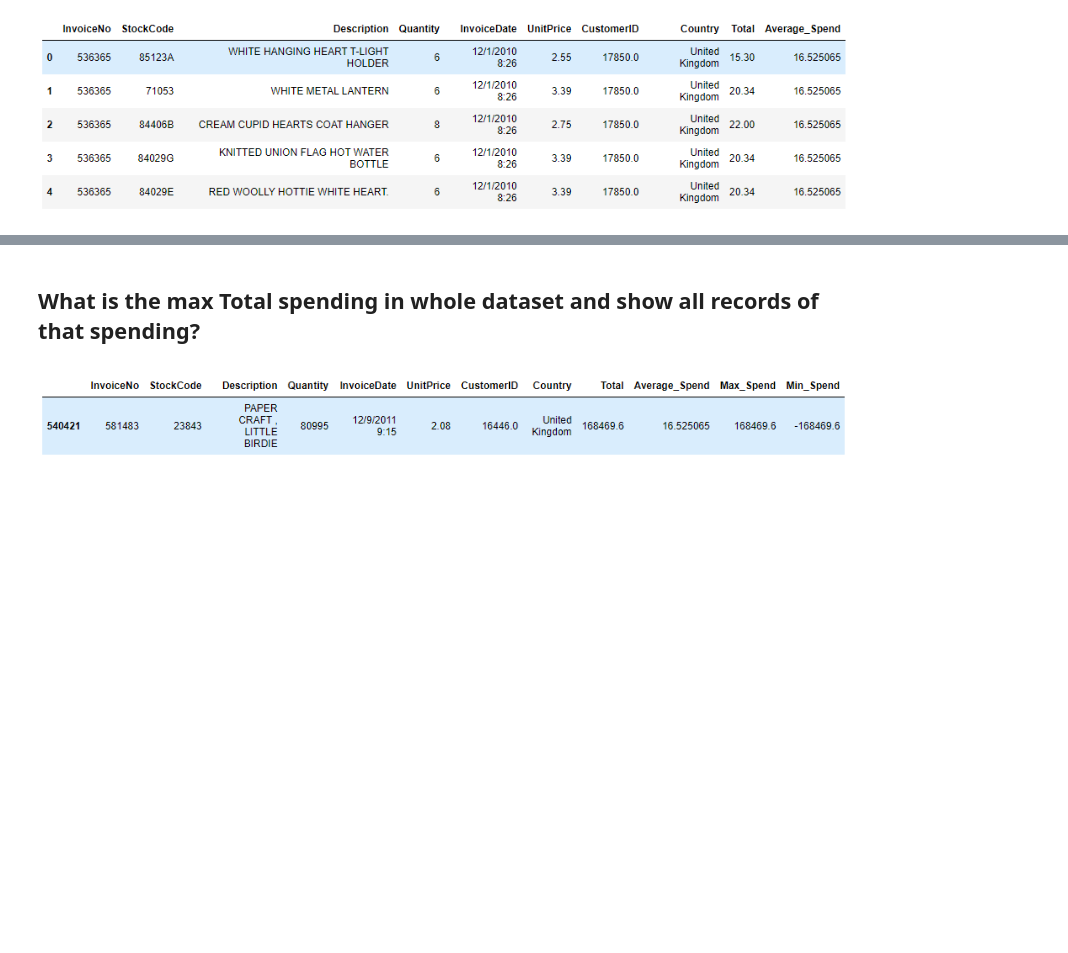
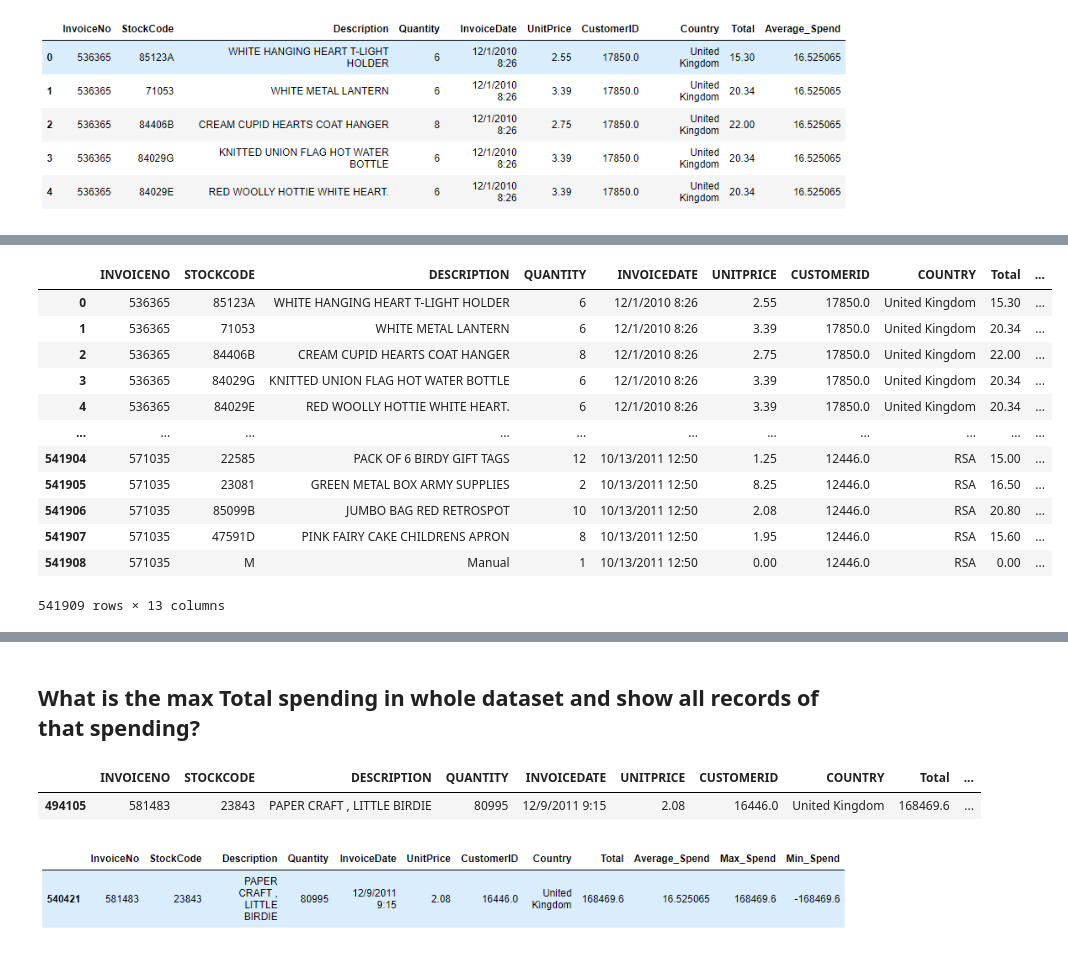
Before and after one commit to easgarli/datascience_bootcamp, a Jupyter notebook: pandas/Pandas_Assignment.ipynb, the cells around one changed output, grey strips where cells are left out. Cells and saved outputs as stored; diff of their text form; code cells hidden in the pictures; blank space fills up the shorter version.

```diff
--- a/pandas/Pandas_Assignment.ipynb
+++ b/pandas/Pandas_Assignment.ipynb
@@ -100,0 +395,4 @@ df
+# %%
+summary_stats = df.groupby('COUNTRY')['Total'].agg(['mean', 'min', 'max'])
+summary_stats.columns = ['Mean_Spend', 'Min_Spend', 'Max_Spend']
+summary_stats
@@ -101,9 +418,31 @@ df
 # %% [markdown]
 ![image.png](attachment:image.png)
+# %%
+df = df.merge(summary_stats, on='COUNTRY')
+df
+# %% [output]
+|  | INVOICENO | STOCKCODE | DESCRIPTION | QUANTITY | INVOICEDATE | UNITPRICE | CUSTOMERID | COUNTRY | Total | ... |
+| 0 | 536365 | 85123A | WHITE HANGING HEART T-LIGHT HOLDER | 6 | 12/1/2010 8:26 | 2.55 | 17850.0 | United Kingdom | 15.30 | ... |
+| 1 | 536365 | 71053 | WHITE METAL LANTERN | 6 | 12/1/2010 8:26 | 3.39 | 17850.0 | United Kingdom | 20.34 | ... |
+| 2 | 536365 | 84406B | CREAM CUPID HEARTS COAT HANGER | 8 | 12/1/2010 8:26 | 2.75 | 17850.0 | United Kingdom | 22.00 | ... |
+| 3 | 536365 | 84029G | KNITTED UNION FLAG HOT WATER BOTTLE | 6 | 12/1/2010 8:26 | 3.39 | 17850.0 | United Kingdom | 20.34 | ... |
+| 4 | 536365 | 84029E | RED WOOLLY HOTTIE WHITE HEART. | 6 | 12/1/2010 8:26 | 3.39 | 17850.0 | United Kingdom | 20.34 | ... |
+| ... | ... | ... | ... | ... | ... | ... | ... | ... | ... | ... |
+| 541904 | 571035 | 22585 | PACK OF 6 BIRDY GIFT TAGS | 12 | 10/13/2011 12:50 | 1.25 | 12446.0 | RSA | 15.00 | ... |
+| 541905 | 571035 | 23081 | GREEN METAL BOX ARMY SUPPLIES | 2 | 10/13/2011 12:50 | 8.25 | 12446.0 | RSA | 16.50 | ... |
+| 541906 | 571035 | 85099B | JUMBO BAG RED RETROSPOT | 10 | 10/13/2011 12:50 | 2.08 | 12446.0 | RSA | 20.80 | ... |
+| 541907 | 571035 | 47591D | PINK FAIRY CAKE CHILDRENS APRON | 8 | 10/13/2011 12:50 | 1.95 | 12446.0 | RSA | 15.60 | ... |
+| 541908 | 571035 | M | Manual | 1 | 10/13/2011 12:50 | 0.00 | 12446.0 | RSA | 0.00 | ... |
+541909 rows × 13 columns
 # %% [markdown]
 ![image.png](attachment:image.png)
 # %% [markdown]
 ## What is the max Total spending in whole dataset and show all records of that spending?
+# %%
+df[df.Total == df.Total.max()]
+# %% [output]
+|  | INVOICENO | STOCKCODE | DESCRIPTION | QUANTITY | INVOICEDATE | UNITPRICE | CUSTOMERID | COUNTRY | Total | ... |
+| 494105 | 581483 | 23843 | PAPER CRAFT , LITTLE BIRDIE | 80995 | 12/9/2011 9:15 | 2.08 | 16446.0 | United Kingdom | 168469.6 | ... |
 # %% [markdown]
 ![image.png](attachment:image.png)
 # %% [markdown]
```
Also changed, not shown: parts of 36 cells of this notebook, 8 other files.
